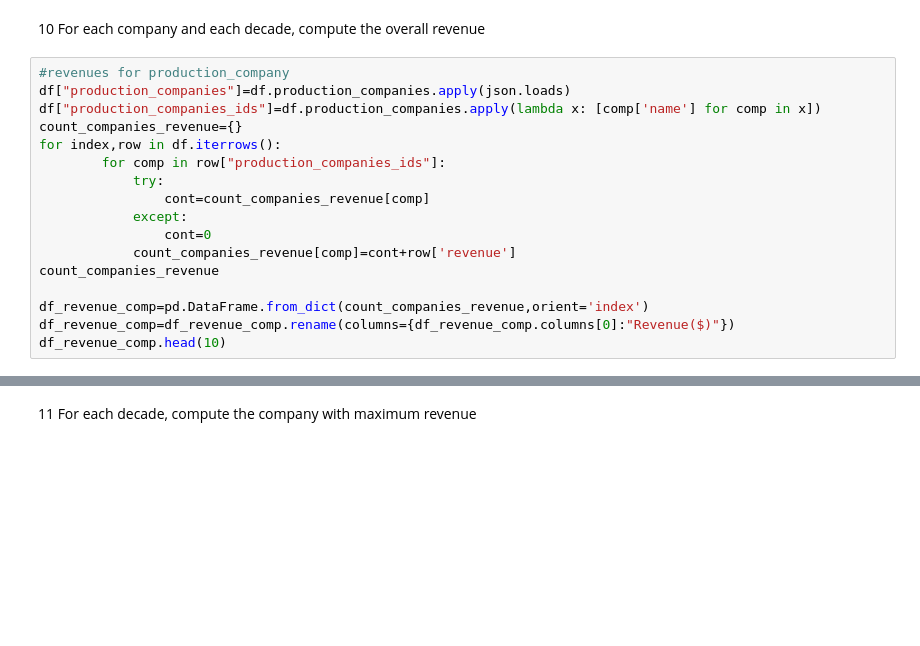
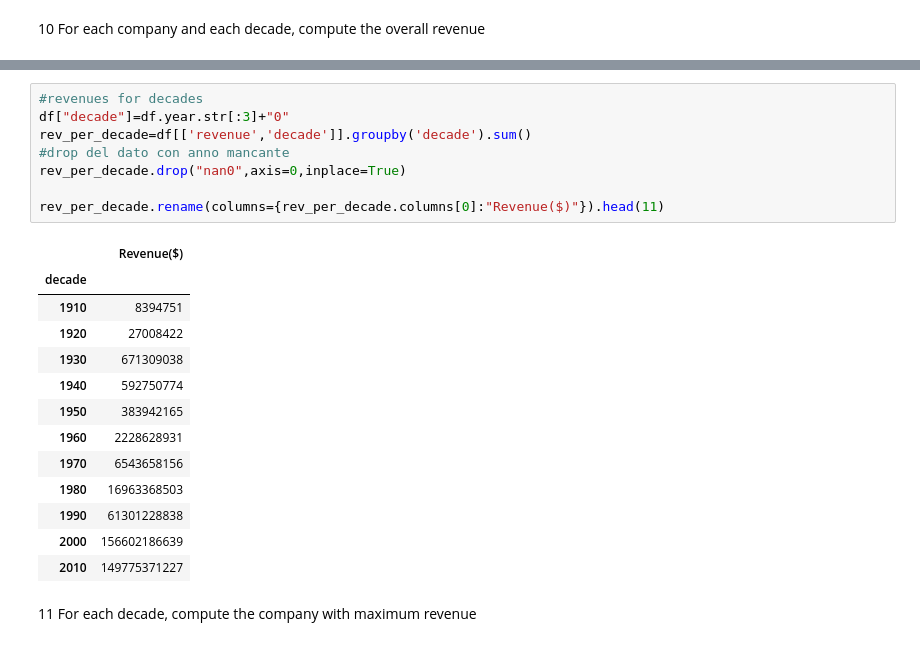
Before and after one commit to Raialbe/CSproject, a Jupyter notebook: CS_Project_Meloni_Raimondi.ipynb, the cells around one changed output, grey strips where cells are left out. Cells and saved outputs as stored; diff of their text form; blank space fills up the shorter version.

```diff
--- a/CS_Project_Meloni_Raimondi.ipynb
+++ b/CS_Project_Meloni_Raimondi.ipynb
@@ -399,19 +422,2 @@ df_lang.head(10)
 # %% [markdown]
 10 For each company and each decade, compute the overall revenue
-# %%
-#revenues for production_company
-df["production_companies"]=df.production_companies.apply(json.loads)
-df["production_companies_ids"]=df.production_companies.apply(lambda x: [comp['name'] for comp in x])
-count_companies_revenue={}
-for index,row in df.iterrows():
-        for comp in row["production_companies_ids"]:
-            try:
-                cont=count_companies_revenue[comp]
-            except:
-                cont=0
-            count_companies_revenue[comp]=cont+row['revenue']
-count_companies_revenue
-
-df_revenue_comp=pd.DataFrame.from_dict(count_companies_revenue,orient='index')
-df_revenue_comp=df_revenue_comp.rename(columns={df_revenue_comp.columns[0]:"Revenue($)"})
-df_revenue_comp.head(10)
@@ -466,2 +444,24 @@ df_revenue_count_comp.head(10)
+# %%
+#revenues for decades
+df["decade"]=df.year.str[:3]+"0"
+rev_per_decade=df[['revenue','decade']].groupby('decade').sum()
+#drop del dato con anno mancante
+rev_per_decade.drop("nan0",axis=0,inplace=True)
+
+rev_per_decade.rename(columns={rev_per_decade.columns[0]:"Revenue($)"}).head(11)
+# %% [output]
+|  | Revenue($) |
+| decade |  |
+| 1910 | 8394751 |
+| 1920 | 27008422 |
+| 1930 | 671309038 |
+| 1940 | 592750774 |
+| 1950 | 383942165 |
+| 1960 | 2228628931 |
+| 1970 | 6543658156 |
+| 1980 | 16963368503 |
+| 1990 | 61301228838 |
+| 2000 | 156602186639 |
+| 2010 | 149775371227 |
 # %% [markdown]
 11 For each decade, compute the company with maximum revenue
```
Also changed, not shown: parts of 30 cells of this notebook.
